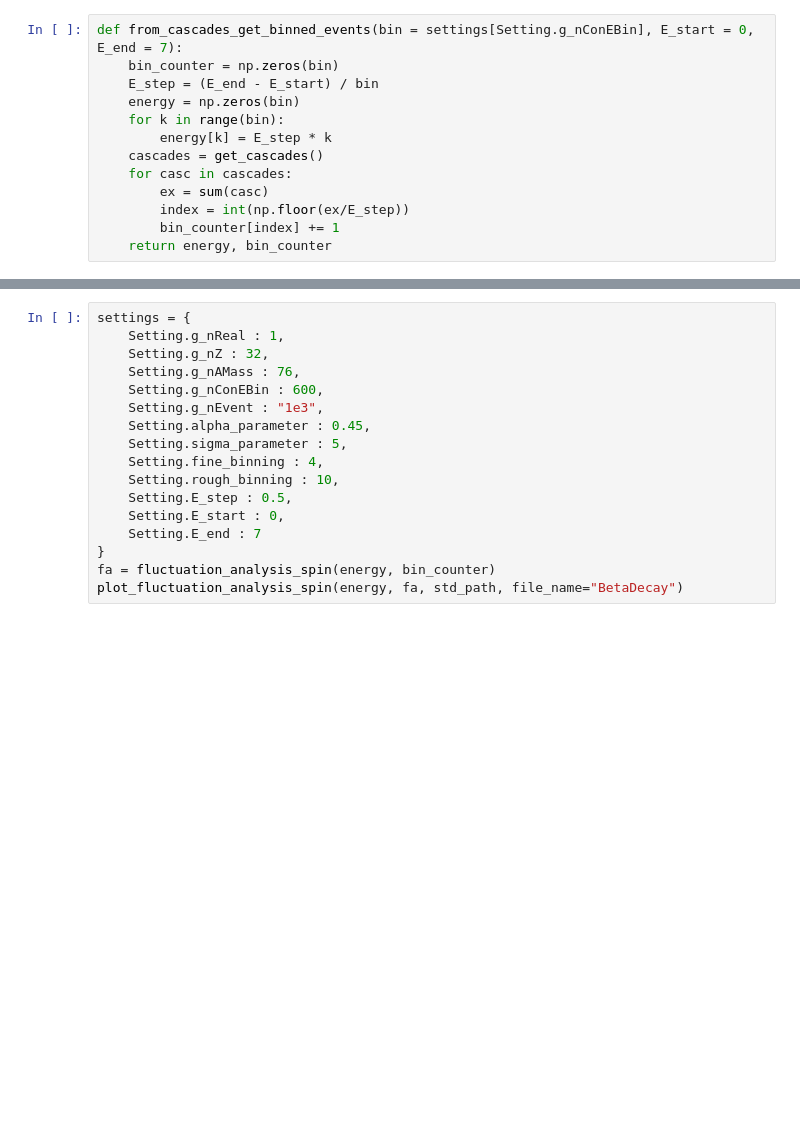
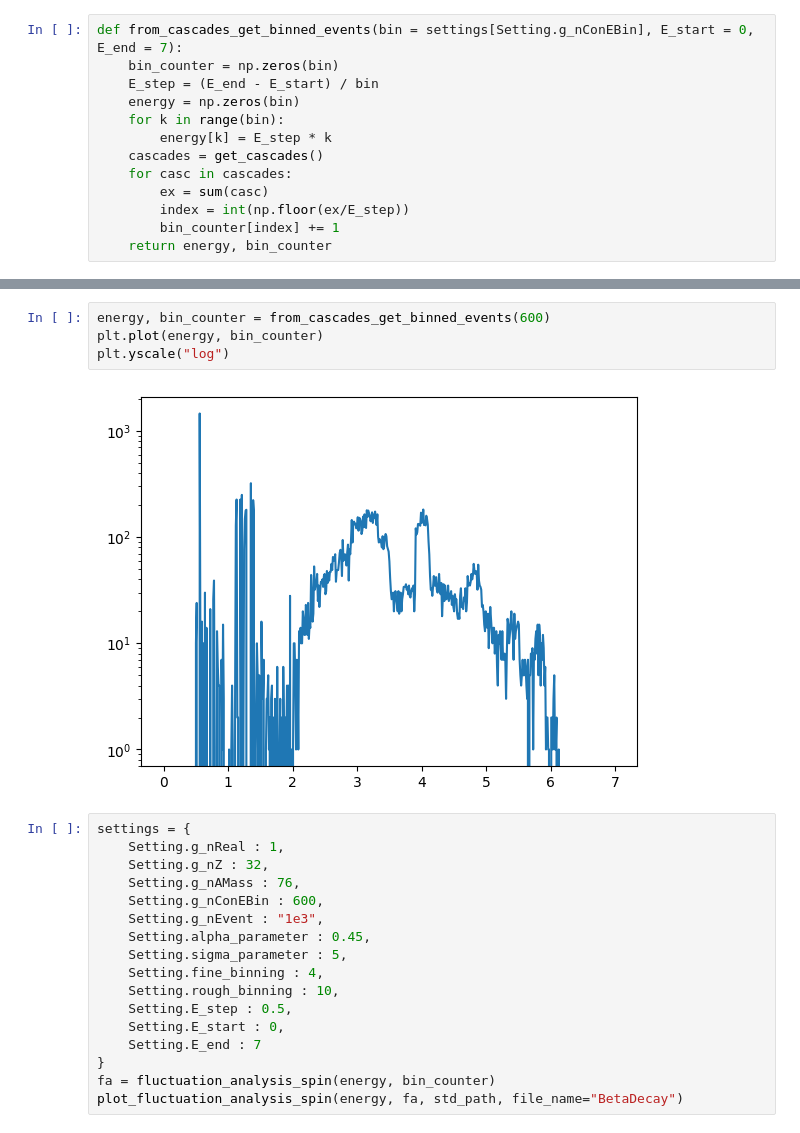
Before and after one commit to CauchyApprentice/Fluctuation-Analysis, a Jupyter notebook: main.ipynb, the cells around one changed output, grey strips where cells are left out. Drawn from its saved outputs; the diff is of its cells as text; blank space fills up the shorter version.

```diff
--- a/main.ipynb
+++ b/main.ipynb
@@ -363,3 +392,9 @@ end sim
+# %%
+energy, bin_counter = from_cascades_get_binned_events(600)
+plt.plot(energy, bin_counter)
+plt.yscale("log")
+# %% [output]
+[figure, added]
 # %%
 settings = {
     Setting.g_nReal : 1,
```
Also changed, not shown: parts of 9 cells of this notebook, 2 other files.
